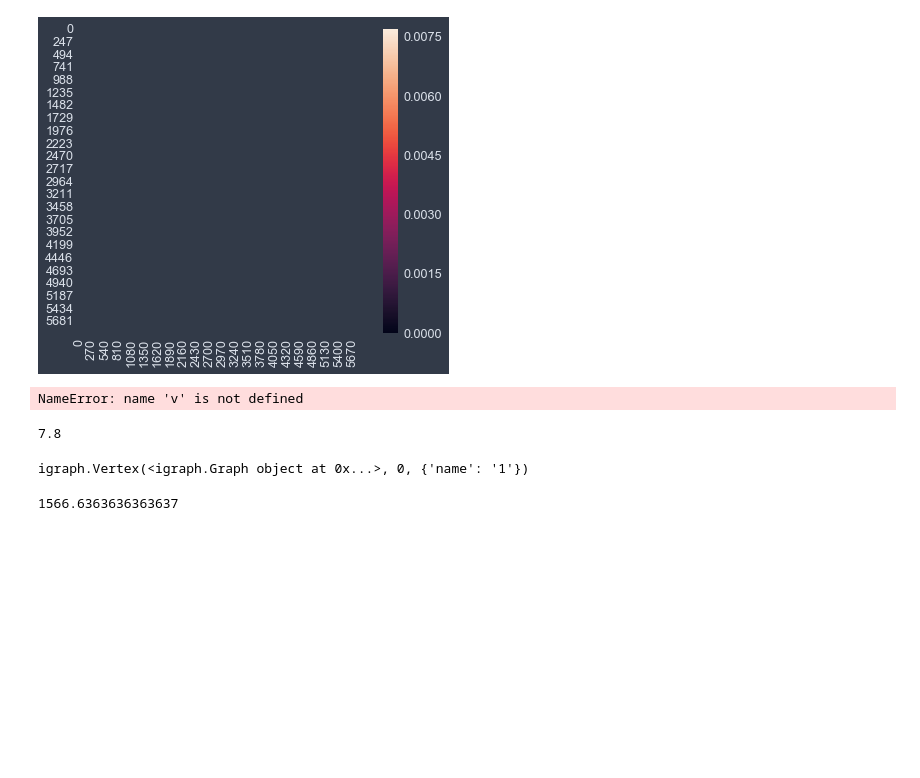
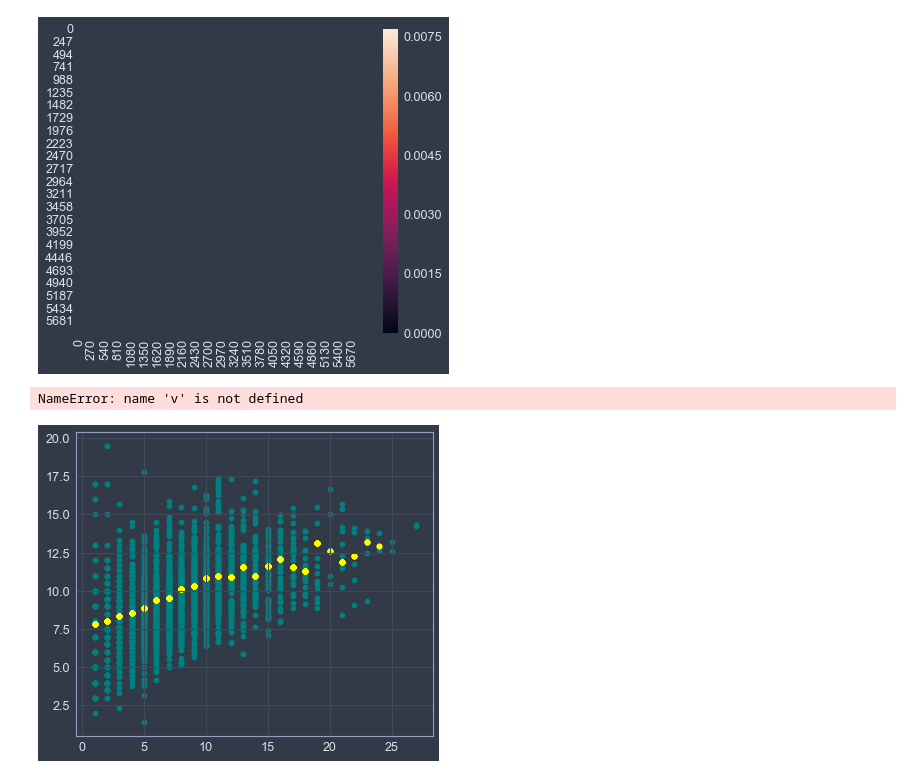
Before and after one commit to rtyh12/cna06, a Jupyter notebook: Problem 6-3.ipynb, the cells around one changed output. Saved outputs shown, nothing was run; the diff lists cells and outputs as text; code cells hidden in the pictures; blank space fills up the shorter version.

```diff
--- a/Problem 6-3.ipynb
+++ b/Problem 6-3.ipynb
@@ -95,18 +95,25 @@ NameError: name 'v' is not defined
 # %%
 def knn(g, vertex):
     return np.mean([g.degree(n) for n in g.neighbors(vertex)])
-# %%
-def knn_averaged(g, deg):
-    l = []
-    for v in g.vs:
-        if g
-# %% [output]
-7.8
-# %%
-adolescent.vs[0]
-# %% [output]
-igraph.Vertex(<igraph.Graph object at 0x...>, 0, {'name': '1'})
-# %%
-knn(jdk, 1000)
-# %% [output]
-1566.6363636363637
+# %%
+def knn_averaged(g, deg):
+    deg += 1
+    #l = []
+    #for v in g.vs:
+    #    if g
+    degs = np.array(g.degree())
+    index = np.where(degs==deg)[0]
+
+    knn_mean = np.mean([knn(g,i) for i in index])
+
+    return knn_mean
+    #return np.mean([knn(g, vertex) for vertex in g.vs if g.degree(vertex) == deg])
+# %%
+def scatter(g):
+    plt.scatter(g.degree(), [knn(g, vertex) for vertex in g.vs], c='teal', s=30, label='knn')
+    plt.scatter(g.degree(), [knn_averaged(g, g.degree(vertex['name'])) for vertex in g.vs], c='yellow')
+    plt.show()
+# %%
+scatter(adolescent)
+# %% [output]
+[figure, added]
```
